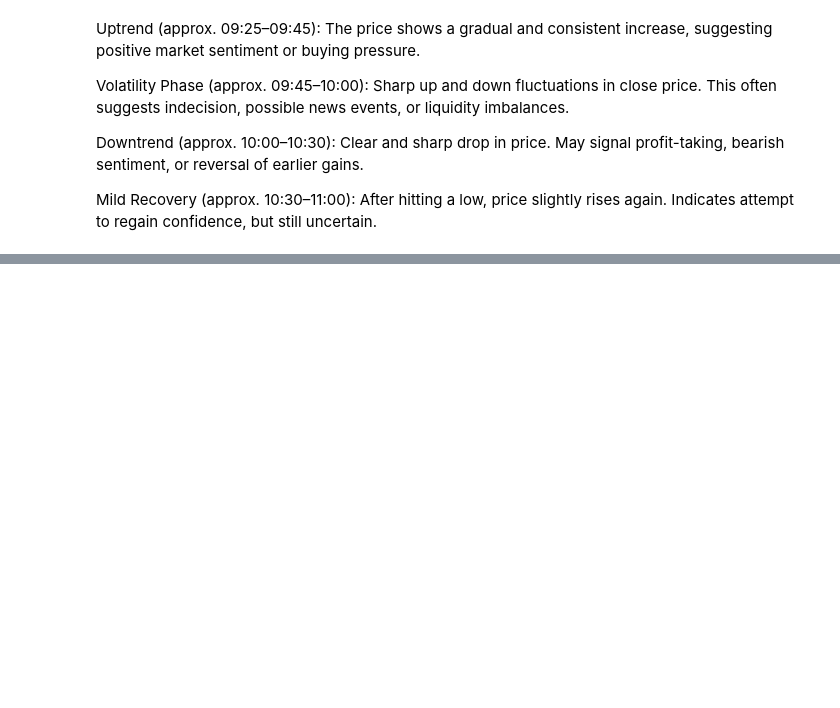
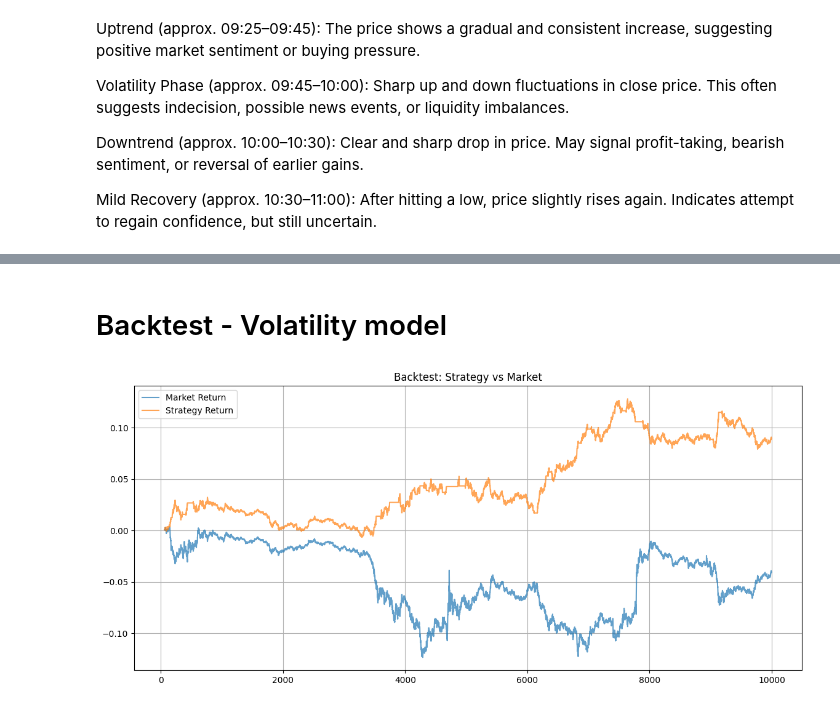
Before and after one commit to peiyulee22/UMHackathon, a Jupyter notebook: mvp.ipynb, the cells around one changed output, grey strips where cells are left out. Saved outputs shown, nothing was run; the diff lists cells and outputs as text; code cells hidden in the pictures; blank space fills up the shorter version.

```diff
--- a/mvp.ipynb
+++ b/mvp.ipynb
@@ -431,0 +501,41 @@ Mild Recovery (approx. 10:30–11:00): After hitting a low, price slightly rises
+# %% [markdown]
+# Backtest - Volatility model
+# %%
+def backtest(global_df, position_map):
+    """
+    df: 包含 'close' 和 'state' 的 dataframe
+    position_map: dict，比如 {0: 0, 1: 1, 2: -1}
+    """
+    global_df = global_df.copy()
+    global_df['log_return'] = np.log(global_df['close'] / global_df['close'].shift(1))
+    global_df['position'] = global_df['state'].map(position_map)
+    global_df['strategy_return'] = global_df['position'].shift(1) * global_df['log_return']
+    global_df.dropna(inplace=True)
+
+    cum_strategy = global_df['strategy_return'].cumsum()
+    cum_market = global_df['log_return'].cumsum()
+
+    return global_df, cum_market, cum_strategy
+
+def plot_backtest(global_df, cum_market, cum_strategy):
+    plt.figure(figsize=(14, 6))
+    plt.plot(global_df.index, cum_market, label="Market Return", alpha=0.7)
+    plt.plot(global_df.index, cum_strategy, label="Strategy Return", alpha=0.7)
+    plt.title("Backtest: Strategy vs Market")
+    plt.legend()
+    plt.grid(True)
+    plt.show()
+
+position_map = {0: 0, 1: 1, 2: -1}
+
+global_df_backtested, cum_mkt, cum_strat = backtest(global_df_result, position_map)
+plot_backtest(global_df_backtested, cum_mkt, cum_strat)
+
+def evaluate_performance(df):
+    sharpe = global_df['strategy_return'].mean() / global_df['strategy_return'].std() * np.sqrt(252*24*60)  # 如果是1min数据
+    max_drawdown = (global_df['strategy_return'].cumsum().cummax() - global_df['strategy_return'].cumsum()).max()
+
+    print(f"Strategy Sharpe Ratio: {sharpe:.2f}")
+    print(f"Max Drawdown: {max_drawdown:.2%}")
+# %% [output]
+[figure, added]
```
Also changed, not shown: parts of 22 cells of this notebook, 2 other files.
